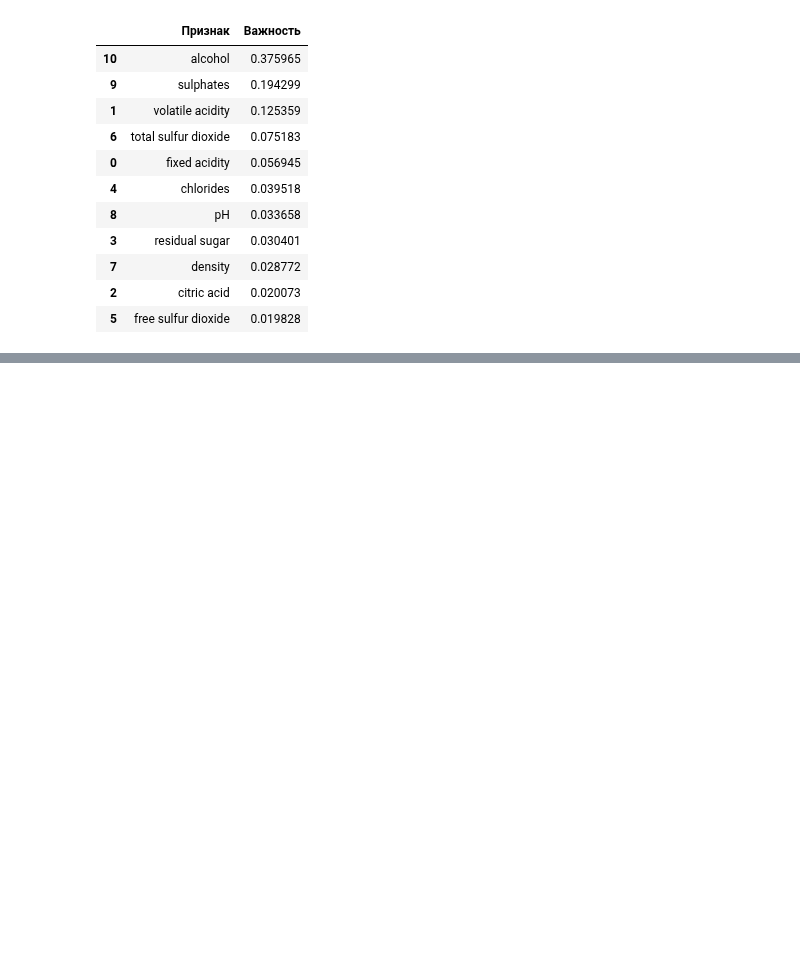
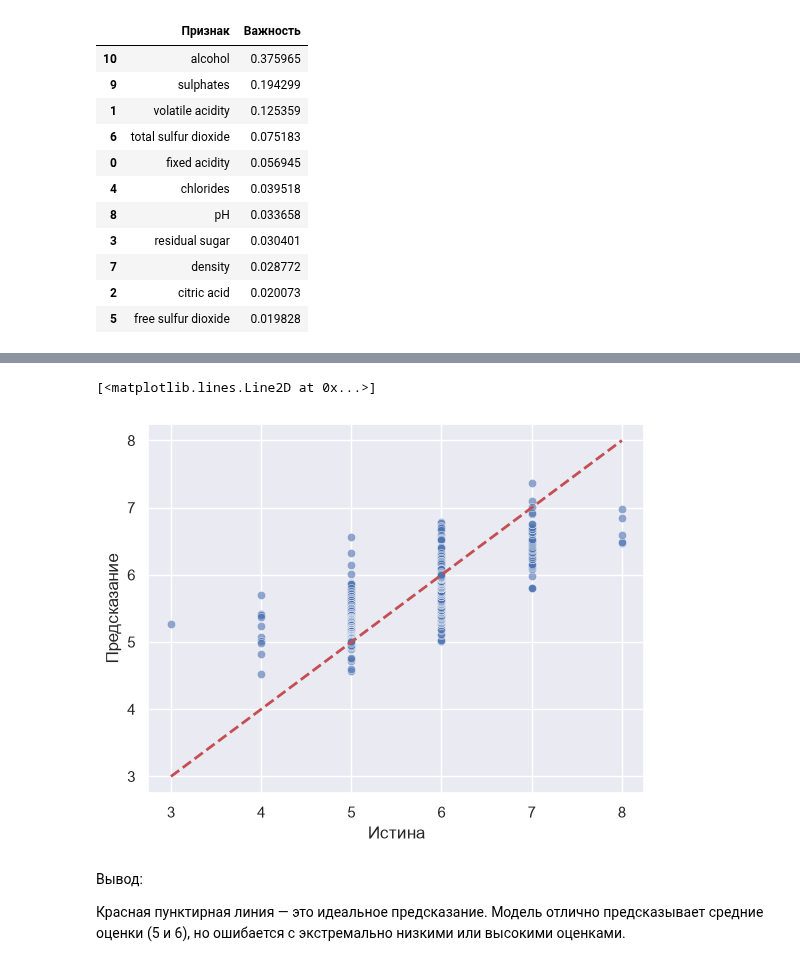
Before and after one commit to ksenblet/ml_course_2026, a Jupyter notebook: regression/lab1WineQ.ipynb, the cells around one changed output, grey strips where cells are left out. Drawn from its saved outputs; the diff is of its cells as text; code cells hidden in the pictures; blank space fills up the shorter version.

```diff
--- a/regression/lab1WineQ.ipynb
+++ b/regression/lab1WineQ.ipynb
@@ -335,0 +450,11 @@ Baseline MAE = 0.7594
+# %%
+sns.scatterplot(data=df2, x='Истина', y='Предсказание', alpha=0.6)
+plt.plot([df2['Истина'].min(), df2['Истина'].max()],
+         [df2['Истина'].min(), df2['Истина'].max()], '--r', linewidth=2)
+# %% [output]
+[<matplotlib.lines.Line2D at 0x...>]
+[figure, added]
+# %% [markdown]
+Вывод:
+
+Красная пунктирная линия — это идеальное предсказание. Модель отлично предсказывает средние оценки (5 и 6), но ошибается с экстремально низкими или высокими оценками.
```
Also changed, not shown: parts of 13 cells of this notebook.
